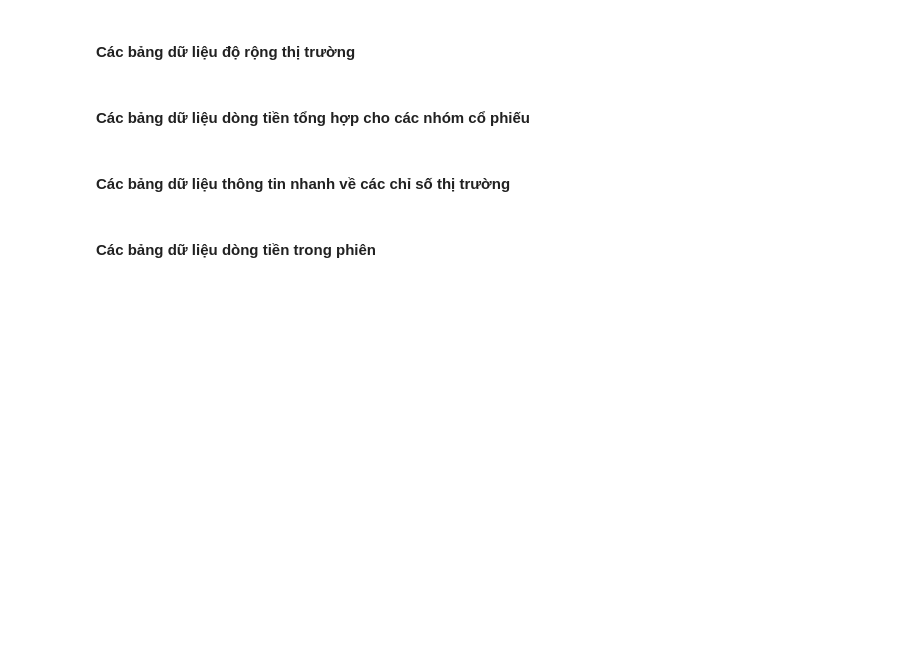
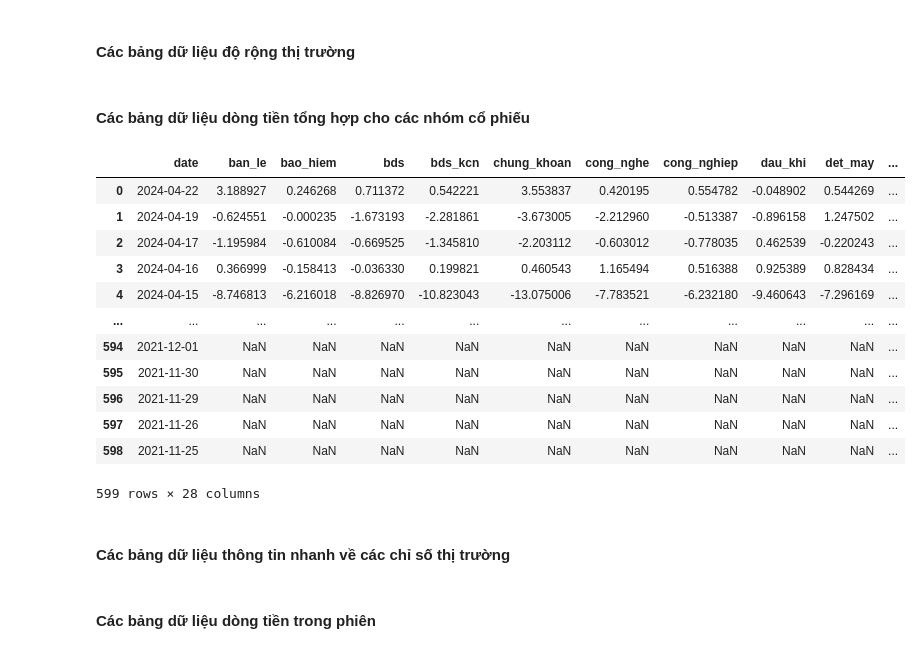
Before and after one commit to twan507/py_code, a Jupyter notebook: t2m_python.ipynb, the cells around one changed output. Cells and saved outputs as stored; diff of their text form; code cells hidden in the pictures; blank space fills up the shorter version.

```diff
--- a/t2m_python.ipynb
+++ b/t2m_python.ipynb
@@ -20,7 +20,8 @@ name_map_dict = name_map.set_index('code')['full_name'].to_dict()
 # %%
 #Đọc toàn bộ các file csv được xuất ra từ ami
 total_items_dict = {}
-folder_path = '../ami_eod_data'
+# folder_path = '../ami_eod_data'
+folder_path = 'D:\\t2m_folder\\ami_eod_data'
 for filename in os.listdir(folder_path):
     if filename.endswith('.csv'):
         key = os.path.splitext(filename)[0]
@@ -1049,6 +1050,22 @@ marketcap_group_score_df['week'] = industry_score_df['date'].dt.strftime('%U-%Y'
 marketcap_group_score_df['month'] = industry_score_df['date'].dt.strftime('%m-%Y')
 marketcap_group_score_df['week_day'] = marketcap_group_score_df['date'].dt.day_name()
 marketcap_group_score_df['day_num'] = marketcap_group_score_df['date'].dt.day
+# %%
+industry_score_df
+# %% [output]
+|  | date | ban_le | bao_hiem | bds | bds_kcn | chung_khoan | cong_nghe | cong_nghiep | dau_khi | det_may | ... |
+| 0 | 2024-04-22 | 3.188927 | 0.246268 | 0.711372 | 0.542221 | 3.553837 | 0.420195 | 0.554782 | -0.048902 | 0.544269 | ... |
+| 1 | 2024-04-19 | -0.624551 | -0.000235 | -1.673193 | -2.281861 | -3.673005 | -2.212960 | -0.513387 | -0.896158 | 1.247502 | ... |
+| 2 | 2024-04-17 | -1.195984 | -0.610084 | -0.669525 | -1.345810 | -2.203112 | -0.603012 | -0.778035 | 0.462539 | -0.220243 | ... |
+| 3 | 2024-04-16 | 0.366999 | -0.158413 | -0.036330 | 0.199821 | 0.460543 | 1.165494 | 0.516388 | 0.925389 | 0.828434 | ... |
+| 4 | 2024-04-15 | -8.746813 | -6.216018 | -8.826970 | -10.823043 | -13.075006 | -7.783521 | -6.232180 | -9.460643 | -7.296169 | ... |
+| ... | ... | ... | ... | ... | ... | ... | ... | ... | ... | ... | ... |
+| 594 | 2021-12-01 | NaN | NaN | NaN | NaN | NaN | NaN | NaN | NaN | NaN | ... |
+| 595 | 2021-11-30 | NaN | NaN | NaN | NaN | NaN | NaN | NaN | NaN | NaN | ... |
+| 596 | 2021-11-29 | NaN | NaN | NaN | NaN | NaN | NaN | NaN | NaN | NaN | ... |
+| 597 | 2021-11-26 | NaN | NaN | NaN | NaN | NaN | NaN | NaN | NaN | NaN | ... |
+| 598 | 2021-11-25 | NaN | NaN | NaN | NaN | NaN | NaN | NaN | NaN | NaN | ... |
+599 rows × 28 columns
 # %% [markdown]
 #### Các bảng dữ liệu thông tin nhanh về các chỉ số thị trường
 # %%
```
Also changed, not shown: parts of 1 cell of this notebook, 2 other files.
